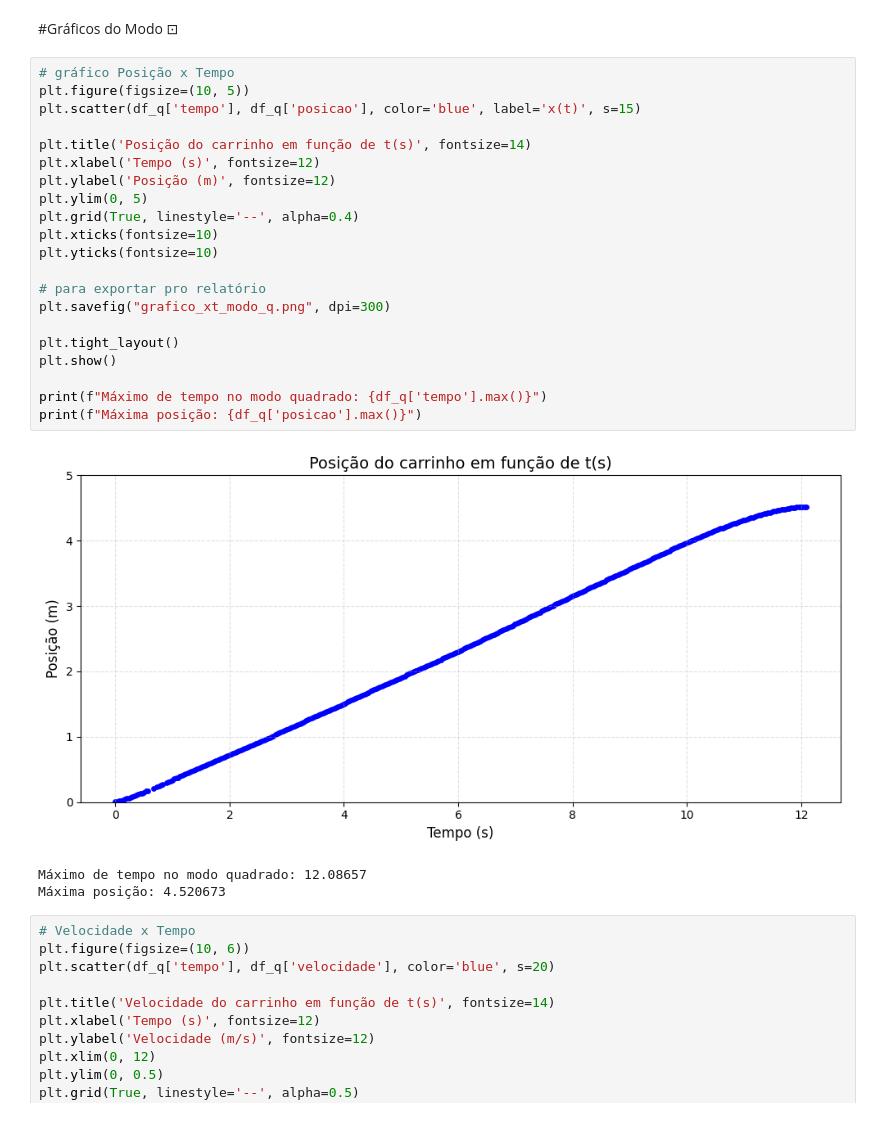
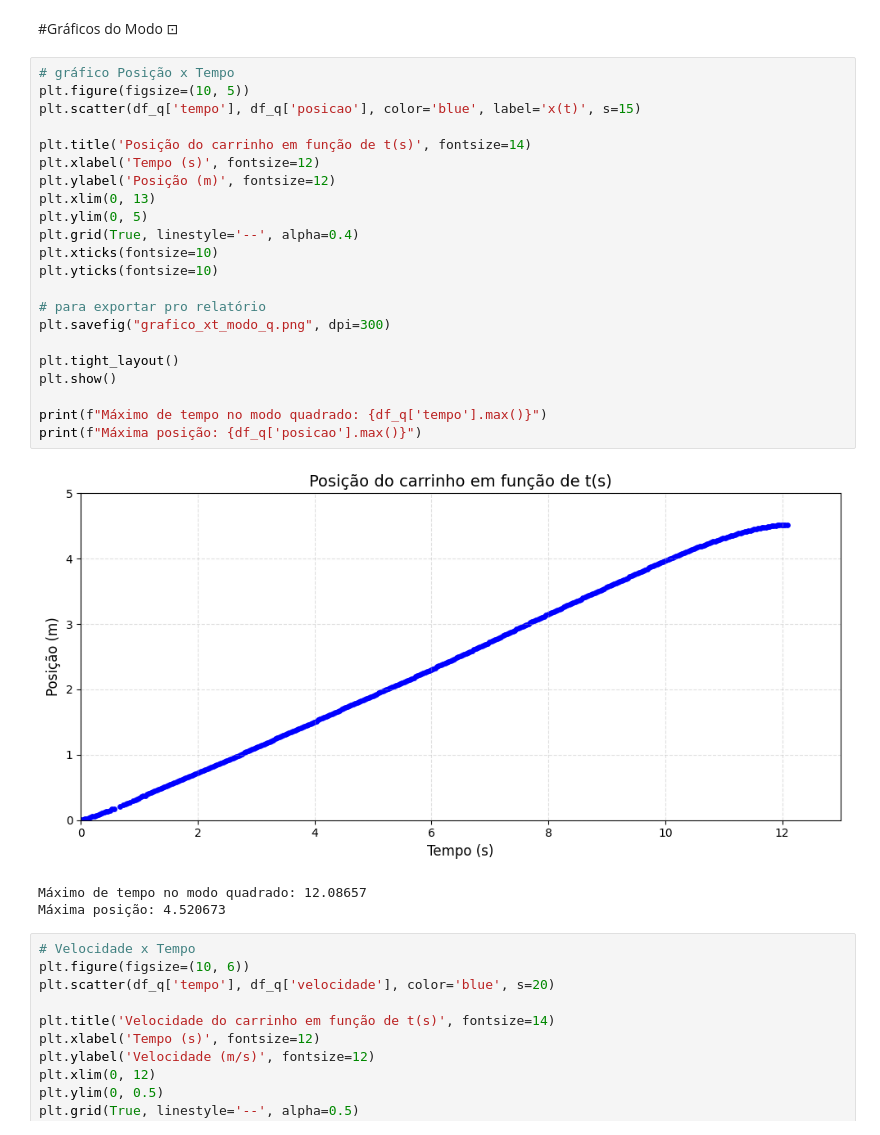
Before and after one commit to Maria-Costa/Arduino-Fisica, a Jupyter notebook: Arduino_V1.ipynb, the cells around one changed output. Drawn from its saved outputs; the diff is of its cells as text.

Commit message:
Correção dos dados e da visualização dos gráficos

```diff
--- a/Arduino_V1.ipynb
+++ b/Arduino_V1.ipynb
@@ -102,26 +103,27 @@ Máxima posição: 3.571483m
 # %%
 # gráfico Posição x Tempo
 plt.figure(figsize=(10, 5))
 plt.scatter(df_q['tempo'], df_q['posicao'], color='blue', label='x(t)', s=15)
 
 plt.title('Posição do carrinho em função de t(s)', fontsize=14)
 plt.xlabel('Tempo (s)', fontsize=12)
 plt.ylabel('Posição (m)', fontsize=12)
+plt.xlim(0, 13)
 plt.ylim(0, 5)
 plt.grid(True, linestyle='--', alpha=0.4)
 plt.xticks(fontsize=10)
 plt.yticks(fontsize=10)
 
 # para exportar pro relatório
 plt.savefig("grafico_xt_modo_q.png", dpi=300)
 
 plt.tight_layout()
 plt.show()
 
 print(f"Máximo de tempo no modo quadrado: {df_q['tempo'].max()}")
 print(f"Máxima posição: {df_q['posicao'].max()}")
 # %% [output]
-[figure, old version]
+[figure, new version]
 Máximo de tempo no modo quadrado: 12.08657
 Máxima posição: 4.520673
 # %%
```
Also changed, not shown: parts of 1 cell of this notebook.
